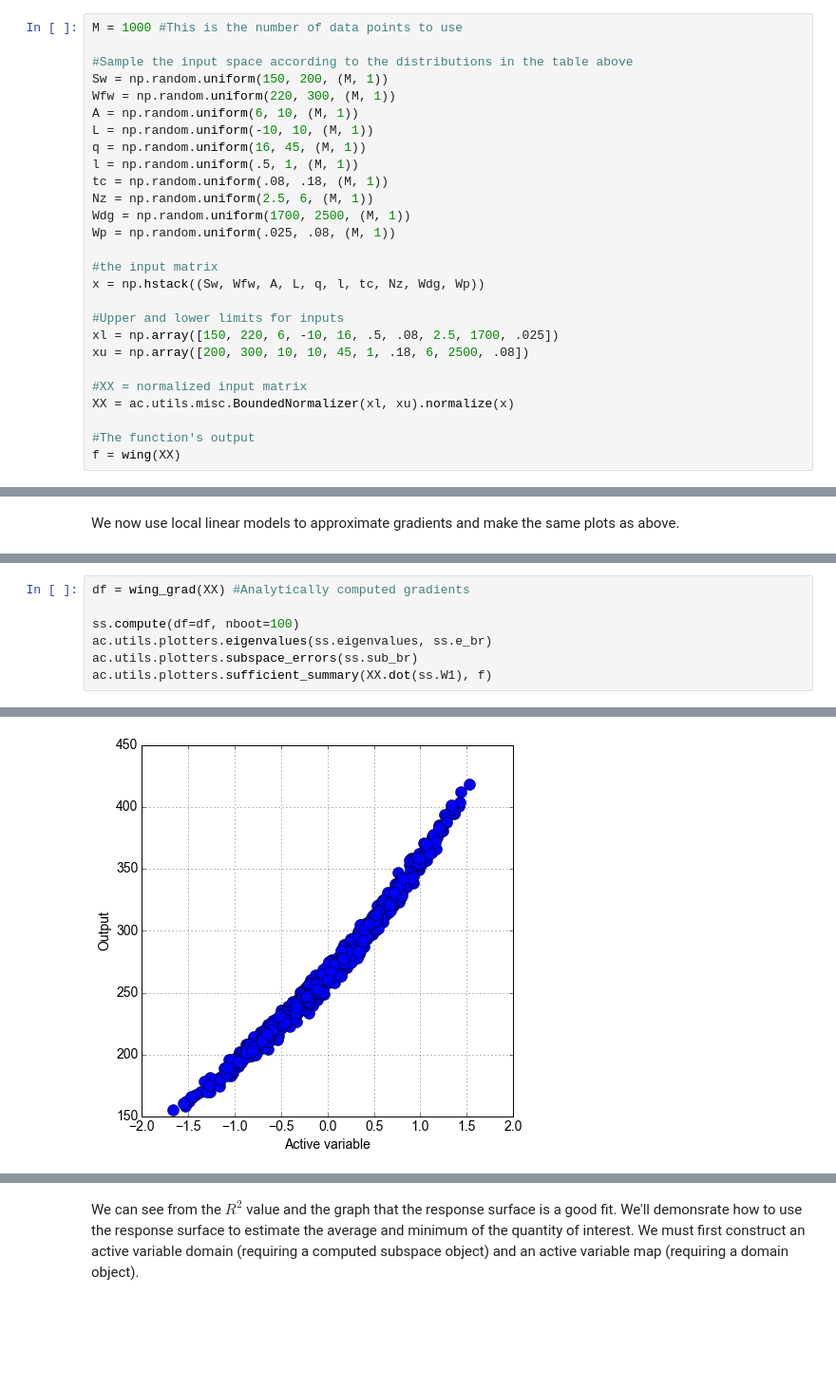
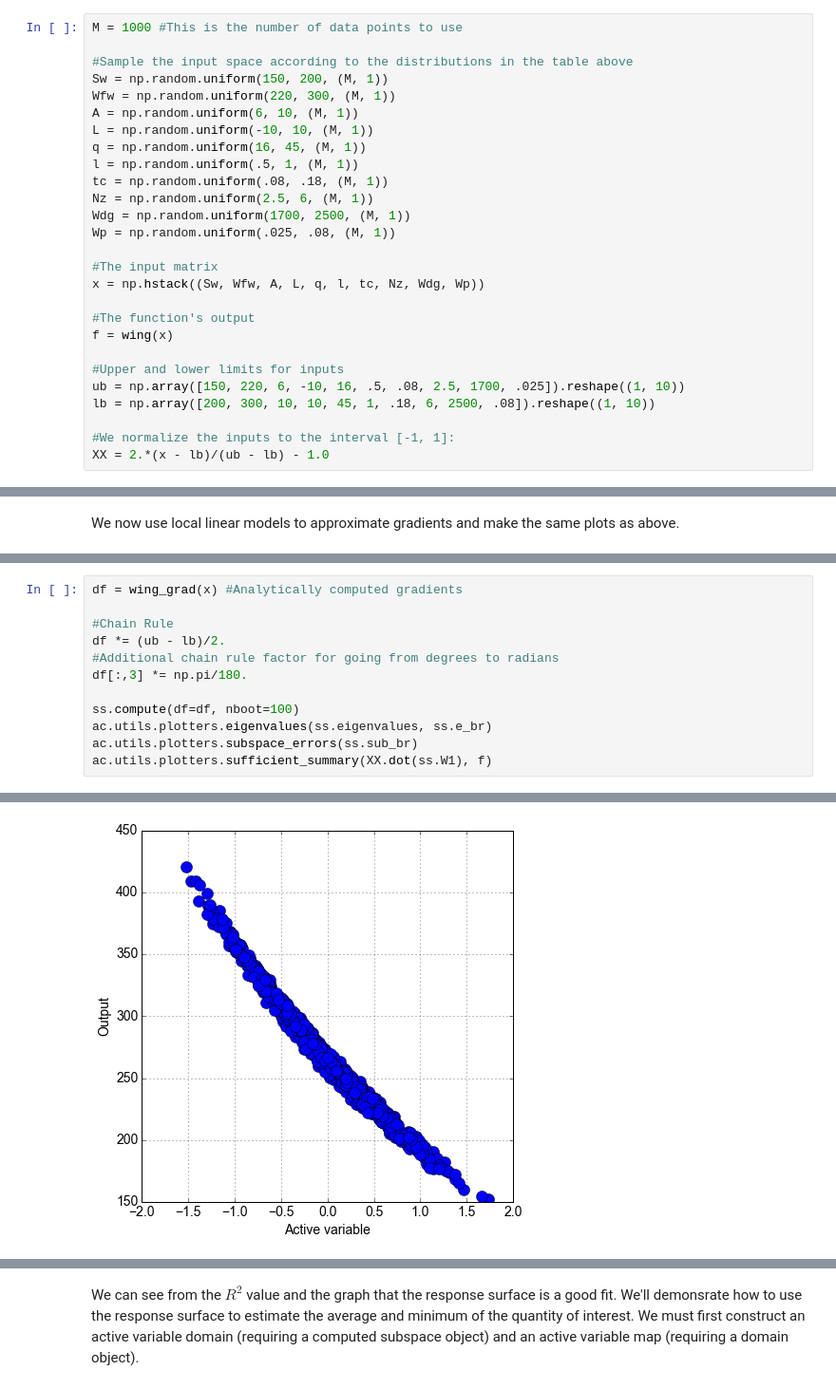
Before and after one commit to paulcon/active_subspaces, a Jupyter notebook: tutorials/AS_tutorial/AS_tutorial.ipynb, the cells around one changed output, grey strips where cells are left out. Shown at 95% size. Cells and saved outputs as stored; diff of their text form; blank space fills up the shorter version.

```diff
--- a/tutorials/AS_tutorial/AS_tutorial.ipynb
+++ b/tutorials/AS_tutorial/AS_tutorial.ipynb
@@ -52,18 +52,18 @@ Nz = np.random.uniform(2.5, 6, (M, 1))
 Wdg = np.random.uniform(1700, 2500, (M, 1))
 Wp = np.random.uniform(.025, .08, (M, 1))
 
-#the input matrix
+#The input matrix
 x = np.hstack((Sw, Wfw, A, L, q, l, tc, Nz, Wdg, Wp))
 
+#The function's output
+f = wing(x)
+
 #Upper and lower limits for inputs
-xl = np.array([150, 220, 6, -10, 16, .5, .08, 2.5, 1700, .025])
-xu = np.array([200, 300, 10, 10, 45, 1, .18, 6, 2500, .08])
+ub = np.array([150, 220, 6, -10, 16, .5, .08, 2.5, 1700, .025]).reshape((1, 10))
+lb = np.array([200, 300, 10, 10, 45, 1, .18, 6, 2500, .08]).reshape((1, 10))
 
-#XX = normalized input matrix
-XX = ac.utils.misc.BoundedNormalizer(xl, xu).normalize(x)
-
-#The function's output
-f = wing(XX)
+#We normalize the inputs to the interval [-1, 1]:
+XX = 2.*(x - lb)/(ub - lb) - 1.0
 # %% [markdown]
 The following cell instantiates a subspace object and computes the active subspace by fitting a global linear model (this is indicated by the 'sstype=5' flag). The 'nboot=100' flag says to use 100 bootstrap replicates to estimate variability in eigenvalue and subspace error estimates.
 # %%
@@ -110,5 +118,10 @@ We now demonstrate the construction of a subspace with direct access to gradient
 # %%
-df = wing_grad(XX) #Analytically computed gradients
+df = wing_grad(x) #Analytically computed gradients
+
+#Chain Rule
+df *= (ub - lb)/2.
+#Additional chain rule factor for going from degrees to radians
+df[:,3] *= np.pi/180.
 
 ss.compute(df=df, nboot=100)
 ac.utils.plotters.eigenvalues(ss.eigenvalues, ss.e_br)
@@ -120,2 +133,2 @@ ac.utils.plotters.sufficient_summary(XX.dot(ss.W1), f)
-[figure, old version]
+[figure, new version]
 # %% [markdown]
```
Also changed, not shown: parts of 11 cells of this notebook, 1 other file.
